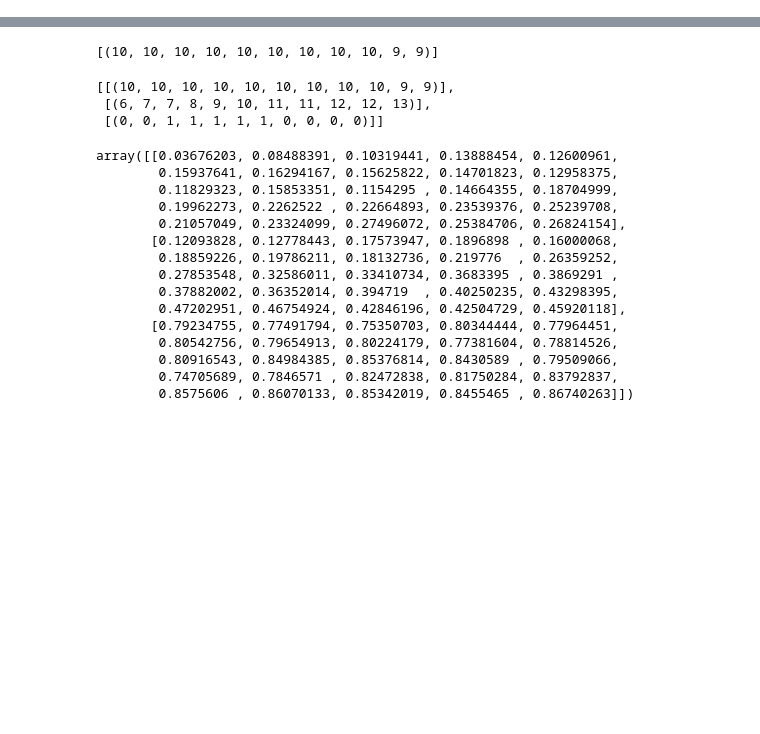
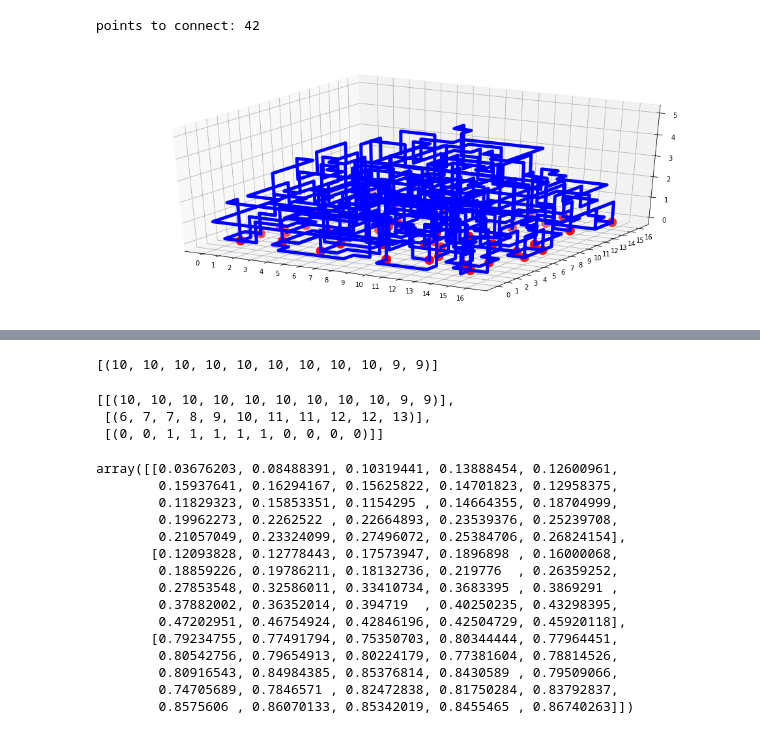
Before and after one commit to curly-bois/Chips, a Jupyter notebook: chipSolver/Untitled.ipynb, the cells around one changed output, grey strips where cells are left out. Drawn from its saved outputs; the diff is of its cells as text; code cells hidden in the pictures; blank space fills up the shorter version.

```diff
--- a/chipSolver/Untitled.ipynb
+++ b/chipSolver/Untitled.ipynb
@@ -204,0 +101,6 @@ plot_anam(lines)
+# %%
+
+print( 'points to connect:', len(not_connected))
+mainGrid, wires, not_connected = swap_wires2(wires,
+                                            not_connected,
+                                            mainGrid)
@@ -204,0 +154,8 @@ plot_anam(lines)
+# %%
+print( 'points to connect:', len(not_connected))
+# %% [output]
+points to connect: 42
+# %%
+mainGrid.plot_wire(wires)
+# %% [output]
+[figure, added]
```
Also changed, not shown: parts of 12 cells of this notebook, 7 other files.
